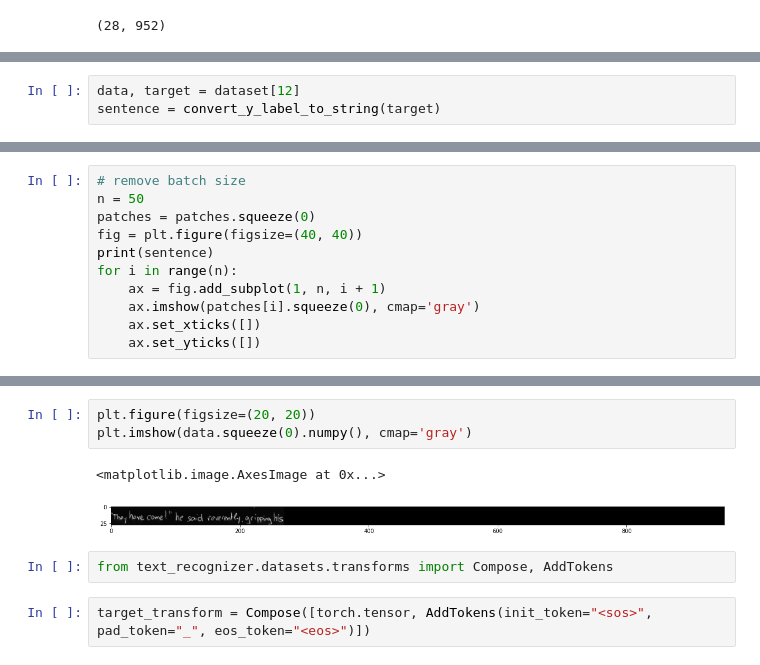
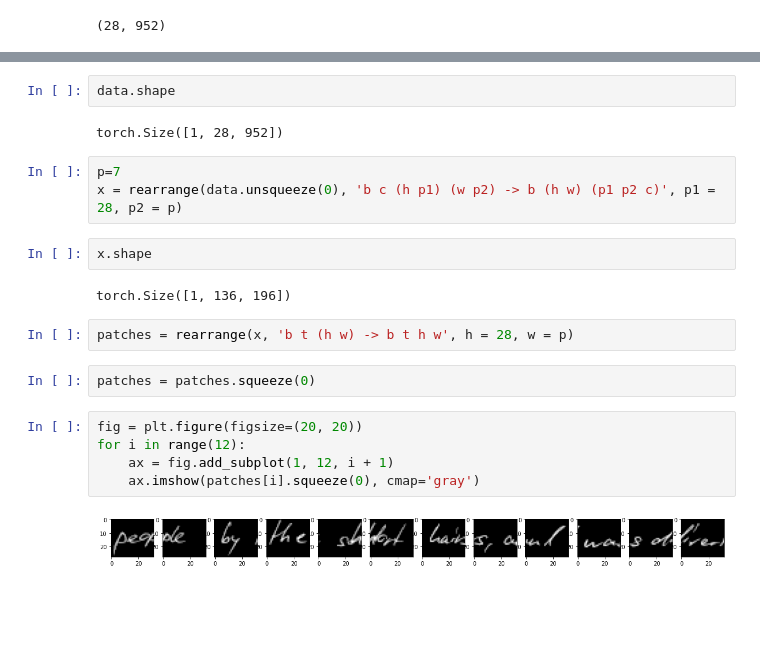
Before and after one commit to aktersnurra/text-recognizer, a Jupyter notebook: src/notebooks/04a-look-at-iam-lines.ipynb, the cells around one changed output, grey strips where cells are left out. Cells and saved outputs as stored; diff of their text form; blank space fills up the shorter version.

```diff
--- a/src/notebooks/04a-look-at-iam-lines.ipynb
+++ b/src/notebooks/04a-look-at-iam-lines.ipynb
@@ -79,3 +77,0 @@ A superfluous precaution for there was no other car_____________________________
-# %%
-data, target = dataset[12]
-sentence = convert_y_label_to_string(target)
@@ -97,11 +87,0 @@ patches = slide(data.unsqueeze(0))
-# %%
-# remove batch size
-n = 50
-patches = patches.squeeze(0)
-fig = plt.figure(figsize=(40, 40))
-print(sentence)
-for i in range(n):
-    ax = fig.add_subplot(1, n, i + 1)
-    ax.imshow(patches[i].squeeze(0), cmap='gray')
-    ax.set_xticks([])
-    ax.set_yticks([])
@@ -115,10 +110,22 @@ torch.Size([190, 1, 28, 5])
+# %%
+data.shape
+# %% [output]
+torch.Size([1, 28, 952])
+# %%
+p=7
+x = rearrange(data.unsqueeze(0), 'b c (h p1) (w p2) -> b (h w) (p1 p2 c)', p1 = 28, p2 = p)
+# %%
+x.shape
+# %% [output]
+torch.Size([1, 136, 196])
+# %%
+patches = rearrange(x, 'b t (h w) -> b t h w', h = 28, w = p)
+# %%
+patches = patches.squeeze(0)
 # %%
-plt.figure(figsize=(20, 20))
-plt.imshow(data.squeeze(0).numpy(), cmap='gray')
+fig = plt.figure(figsize=(20, 20))
+for i in range(12):
+    ax = fig.add_subplot(1, 12, i + 1)
+    ax.imshow(patches[i].squeeze(0), cmap='gray')
 # %% [output]
-<matplotlib.image.AxesImage at 0x...>
-[figure, old version]
+[figure, new version]
-# %%
-from text_recognizer.datasets.transforms import Compose, AddTokens
-# %%
-target_transform = Compose([torch.tensor, AddTokens(init_token="<sos>", pad_token="_", eos_token="<eos>")])
```
Also changed, not shown: parts of 34 cells of this notebook, 31 other files.
